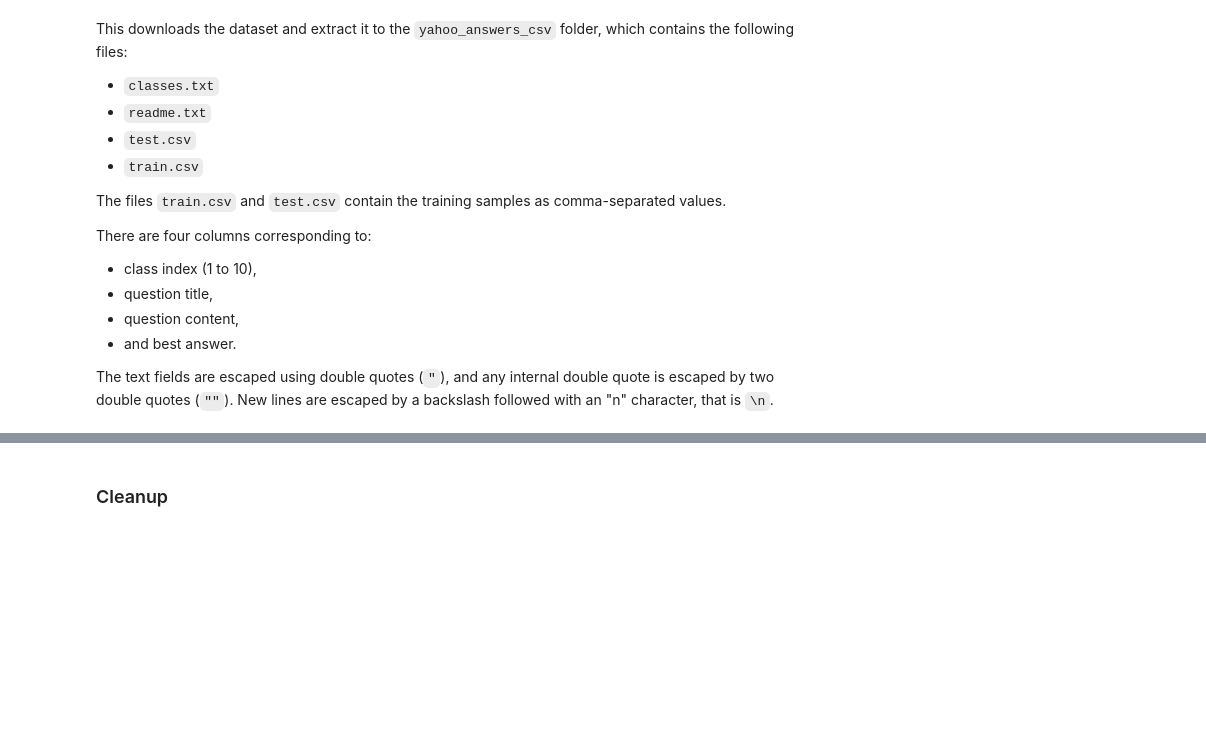
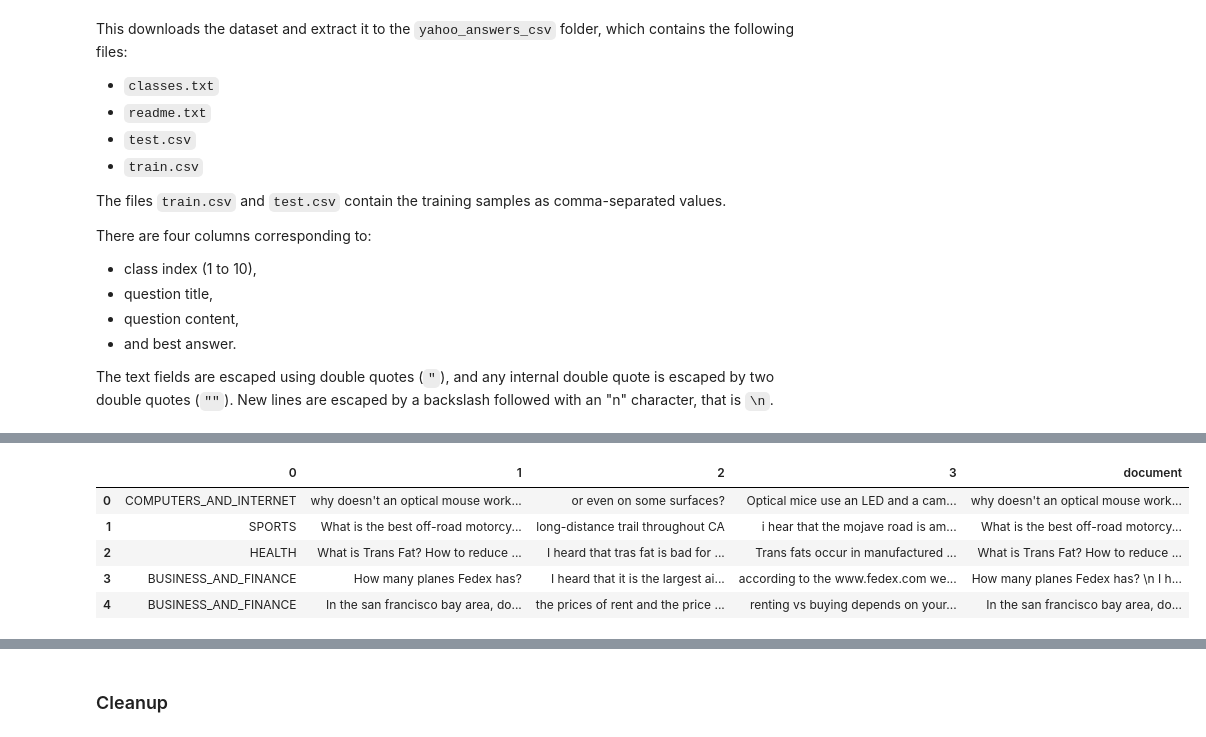
Before and after one commit to hervenivon/aws-experiments-comprehend-custom-classifier, a Jupyter notebook: comprehend.ipynb, the cells around one changed output, grey strips where cells are left out. Saved outputs shown, nothing was run; the diff lists cells and outputs as text; code cells hidden in the pictures; blank space fills up the shorter version.

```diff
--- a/comprehend.ipynb
+++ b/comprehend.ipynb
@@ -420,0 +473,17 @@ Name: 0, dtype: int64
+# %%
+mapping = {
+    1:'SOCIETY_AND_CULTURE',
+    2:'SCIENCE_AND_MATHEMATICS',
+    3:'HEALTH',
+    4:'EDUCATION_AND_REFERENCE',
+    5:'COMPUTERS_AND_INTERNET',
+    6:'SPORTS',
+    7:'BUSINESS_AND_FINANCE',
+    8:'ENTERTAINMENT_AND_MUSIC',
+    9:'FAMILY_AND_RELATIONSHIPS',
+    10:'POLITICS_AND_GOVERNMENT'
+}
+
+# Applying mapping from numerical codes into classes
+trainFrame[0] = trainFrame[0].apply(mapping.get)
+trainFrame.head(n=5)
@@ -420,0 +497,14 @@ Name: 0, dtype: int64
+# %%
+# Joining "Question title", "question content", and "best answer".
+trainFrame['document'] = trainFrame[trainFrame.columns[1:]].apply(
+    lambda x: ' \\n '.join(x.dropna().astype(str)),
+    axis=1
+)
+trainFrame.head(n=5)
+# %% [output]
+|  | 0 | 1 | 2 | 3 | document |
+| 0 | COMPUTERS_AND_INTERNET | why doesn't an optical mouse work... | or even on some surfaces? | Optical mice use an LED and a cam... | why doesn't an optical mouse work... |
+| 1 | SPORTS | What is the best off-road motorcy... | long-distance trail throughout CA | i hear that the mojave road is am... | What is the best off-road motorcy... |
+| 2 | HEALTH | What is Trans Fat? How to reduce ... | I heard that tras fat is bad for ... | Trans fats occur in manufactured ... | What is Trans Fat? How to reduce ... |
+| 3 | BUSINESS_AND_FINANCE | How many planes Fedex has? | I heard that it is the largest ai... | according to the www.fedex.com we... | How many planes Fedex has? \n I h... |
+| 4 | BUSINESS_AND_FINANCE | In the san francisco bay area, do... | the prices of rent and the price ... | renting vs buying depends on your... | In the san francisco bay area, do... |
```
Also changed, not shown: parts of 26 cells of this notebook, 1 other file.
